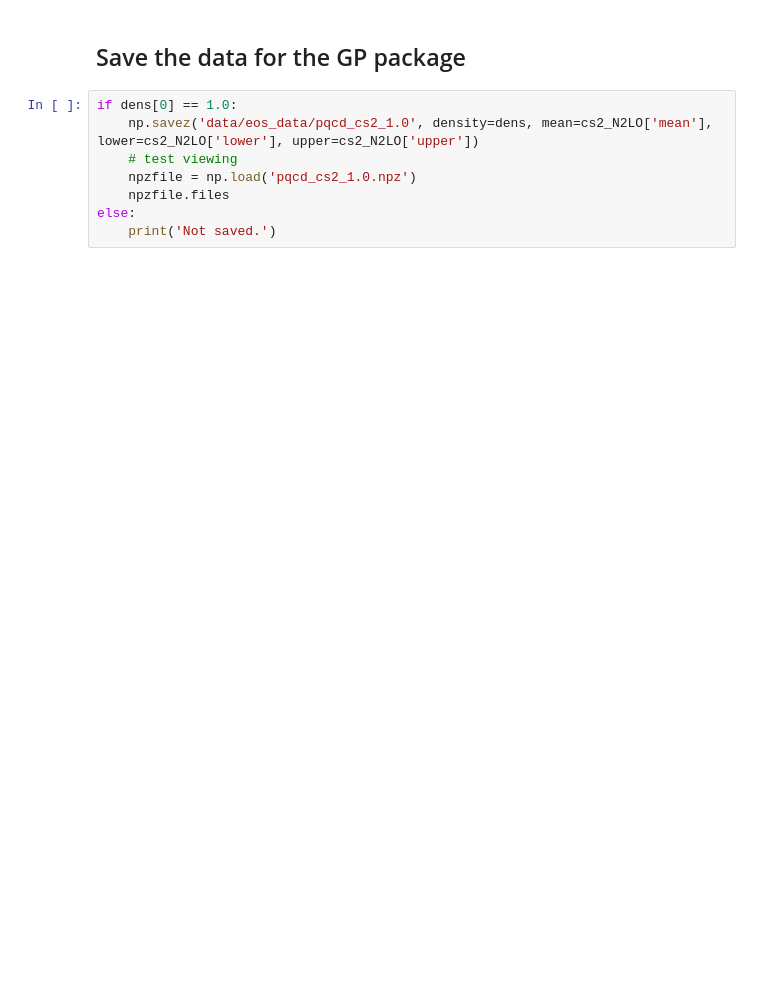
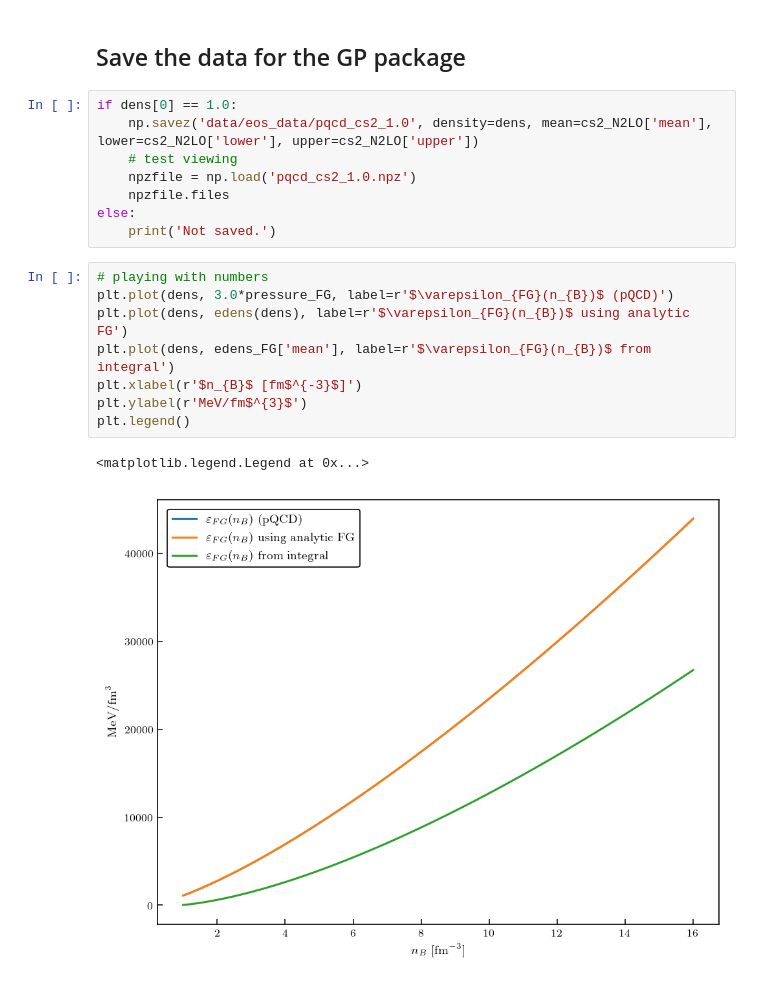
Before and after one commit to asemposki/neutron-rich-bmm, a Jupyter notebook: Gorda_pQCD_gsum.ipynb, the cells around one changed output. Saved outputs shown, nothing was run; the diff lists cells and outputs as text; blank space fills up the shorter version.

```diff
--- a/Gorda_pQCD_gsum.ipynb
+++ b/Gorda_pQCD_gsum.ipynb
@@ -963,3 +985,14 @@ if dens[0] == 1.0:
     npzfile.files
 else:
     print('Not saved.')
+# %%
+# playing with numbers
+plt.plot(dens, 3.0*pressure_FG, label=r'$\varepsilon_{FG}(n_{B})$ (pQCD)')
+plt.plot(dens, edens(dens), label=r'$\varepsilon_{FG}(n_{B})$ using analytic FG')
+plt.plot(dens, edens_FG['mean'], label=r'$\varepsilon_{FG}(n_{B})$ from integral')
+plt.xlabel(r'$n_{B}$ [fm$^{-3}$]')
+plt.ylabel(r'MeV/fm$^{3}$')
+plt.legend()
+# %% [output]
+<matplotlib.legend.Legend at 0x...>
+[figure, added]
```
Also changed, not shown: parts of 6 cells of this notebook, 4 other files.
